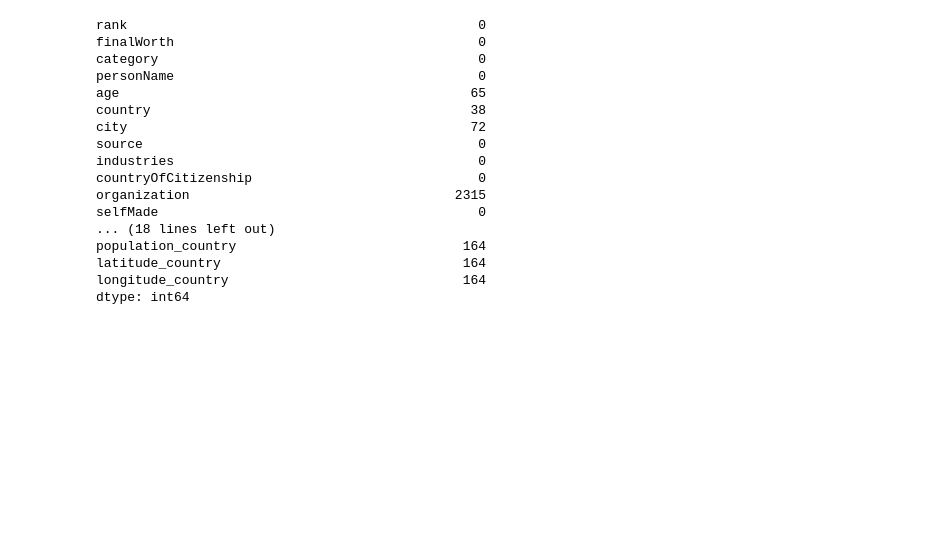
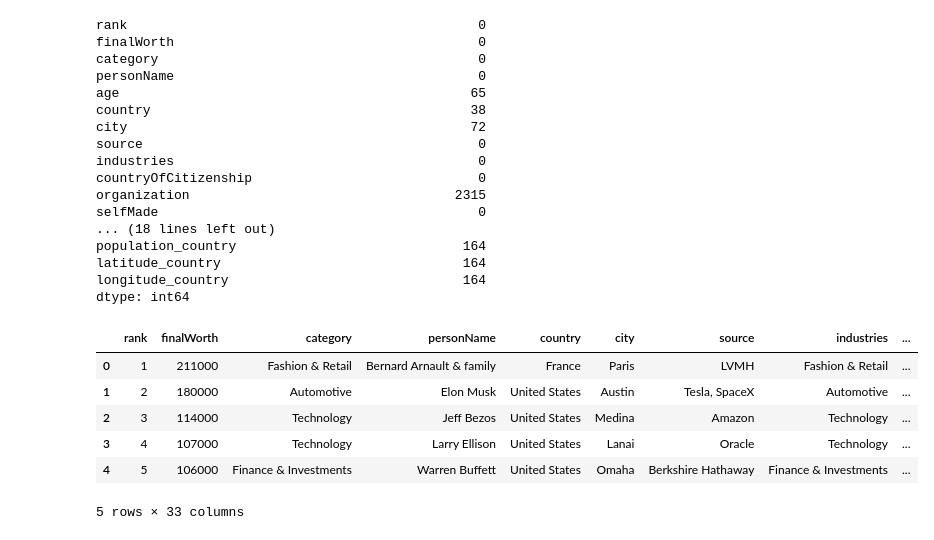
Before and after one commit to guillaumebrethes/Colaboratory, a Jupyter notebook: Billionaires_Statistics_Dataset_2023.ipynb, the cells around one changed output. Saved outputs shown, nothing was run; the diff lists cells and outputs as text; code cells hidden in the pictures; blank space fills up the shorter version.

```diff
--- a/Billionaires_Statistics_Dataset_2023.ipynb
+++ b/Billionaires_Statistics_Dataset_2023.ipynb
@@ -114,0 +156,25 @@ df_birthDate_age_concat =
+# %%
+# find actual age with columns : "birthDate",
+
+# Current time :
+date_now = datetime.datetime.now()
+
+#Convert "birthDate" in datetime
+df['birthDate'] = pd.to_datetime(df["birthDate"], errors = 'coerce')
+
+# New colomun with actual age
+df["actual_age"] = (date_now - df['birthDate']).astype('<m8[Y]')
+
+
+# delete columns "birthYear" , "birthMonth", "birthDay" equal to with columns "birthDate"
+df = df.drop(["age"], axis = 1)
+
+df.head()
+# %% [output]
+|  | rank | finalWorth | category | personName | country | city | source | industries | ... |
+| 0 | 1 | 211000 | Fashion & Retail | Bernard Arnault & family | France | Paris | LVMH | Fashion & Retail | ... |
+| 1 | 2 | 180000 | Automotive | Elon Musk | United States | Austin | Tesla, SpaceX | Automotive | ... |
+| 2 | 3 | 114000 | Technology | Jeff Bezos | United States | Medina | Amazon | Technology | ... |
+| 3 | 4 | 107000 | Technology | Larry Ellison | United States | Lanai | Oracle | Technology | ... |
+| 4 | 5 | 106000 | Finance & Investments | Warren Buffett | United States | Omaha | Berkshire Hathaway | Finance & Investments | ... |
+5 rows × 33 columns
```
Also changed, not shown: parts of 11 cells of this notebook.
